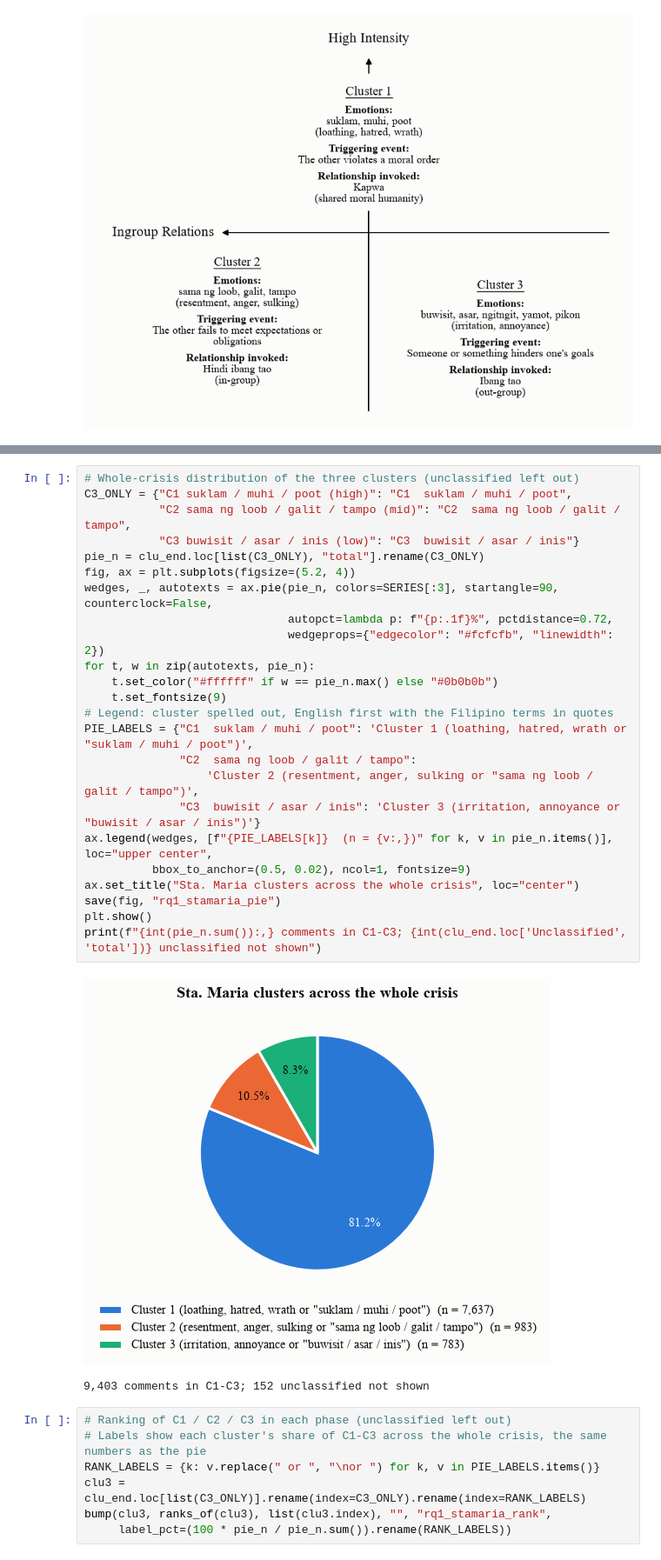
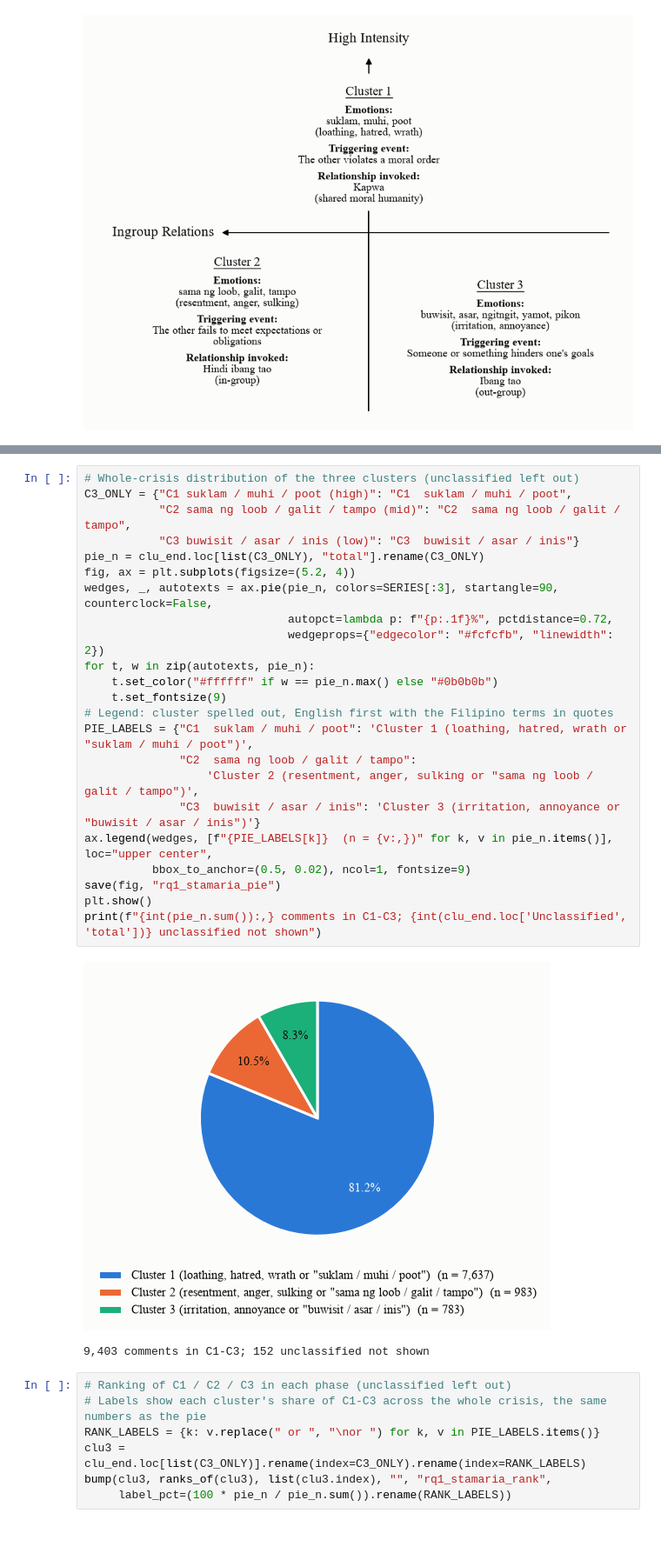
Before and after one commit to mbchavez27/crisis-management-analysis, a Jupyter notebook: 04-statistical-analysis/notebooks/03-findings.ipynb, the cells around one changed output, grey strips where cells are left out. Shown at 87% size. Drawn from its saved outputs; the diff is of its cells as text; blank space fills up the shorter version.

Commit message:
feat(findings): remove title from Sta. Maria pie (Figure 2)

```diff
--- a/04-statistical-analysis/notebooks/03-findings.ipynb
+++ b/04-statistical-analysis/notebooks/03-findings.ipynb
@@ -491,29 +491,28 @@ show(clu_end)
 # %%
 # Whole-crisis distribution of the three clusters (unclassified left out)
 C3_ONLY = {"C1 suklam / muhi / poot (high)": "C1  suklam / muhi / poot",
            "C2 sama ng loob / galit / tampo (mid)": "C2  sama ng loob / galit / tampo",
            "C3 buwisit / asar / inis (low)": "C3  buwisit / asar / inis"}
 pie_n = clu_end.loc[list(C3_ONLY), "total"].rename(C3_ONLY)
 fig, ax = plt.subplots(figsize=(5.2, 4))
 wedges, _, autotexts = ax.pie(pie_n, colors=SERIES[:3], startangle=90, counterclock=False,
                               autopct=lambda p: f"{p:.1f}%", pctdistance=0.72,
                               wedgeprops={"edgecolor": "#fcfcfb", "linewidth": 2})
 for t, w in zip(autotexts, pie_n):
     t.set_color("#ffffff" if w == pie_n.max() else "#0b0b0b")
     t.set_fontsize(9)
 # Legend: cluster spelled out, English first with the Filipino terms in quotes
 PIE_LABELS = {"C1  suklam / muhi / poot": 'Cluster 1 (loathing, hatred, wrath or "suklam / muhi / poot")',
               "C2  sama ng loob / galit / tampo":
                   'Cluster 2 (resentment, anger, sulking or "sama ng loob / galit / tampo")',
               "C3  buwisit / asar / inis": 'Cluster 3 (irritation, annoyance or "buwisit / asar / inis")'}
 ax.legend(wedges, [f"{PIE_LABELS[k]}  (n = {v:,})" for k, v in pie_n.items()], loc="upper center",
           bbox_to_anchor=(0.5, 0.02), ncol=1, fontsize=9)
-ax.set_title("Sta. Maria clusters across the whole crisis", loc="center")
 save(fig, "rq1_stamaria_pie")
 plt.show()
 print(f"{int(pie_n.sum()):,} comments in C1-C3; {int(clu_end.loc['Unclassified', 'total'])} unclassified not shown")
 # %% [output]
-[figure, old version]
+[figure, new version]
 9,403 comments in C1-C3; 152 unclassified not shown
 # %%
 # Ranking of C1 / C2 / C3 in each phase (unclassified left out)
```
Also changed, not shown: 1 other file.
